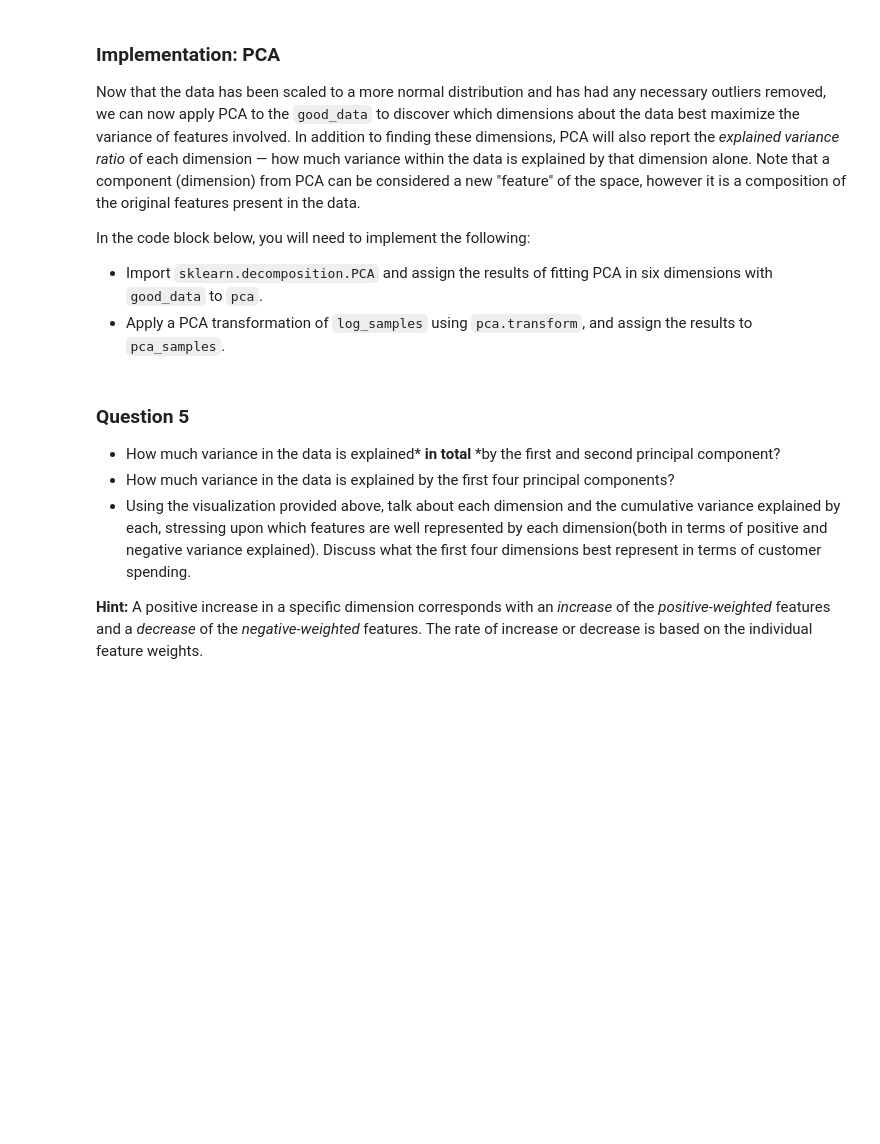
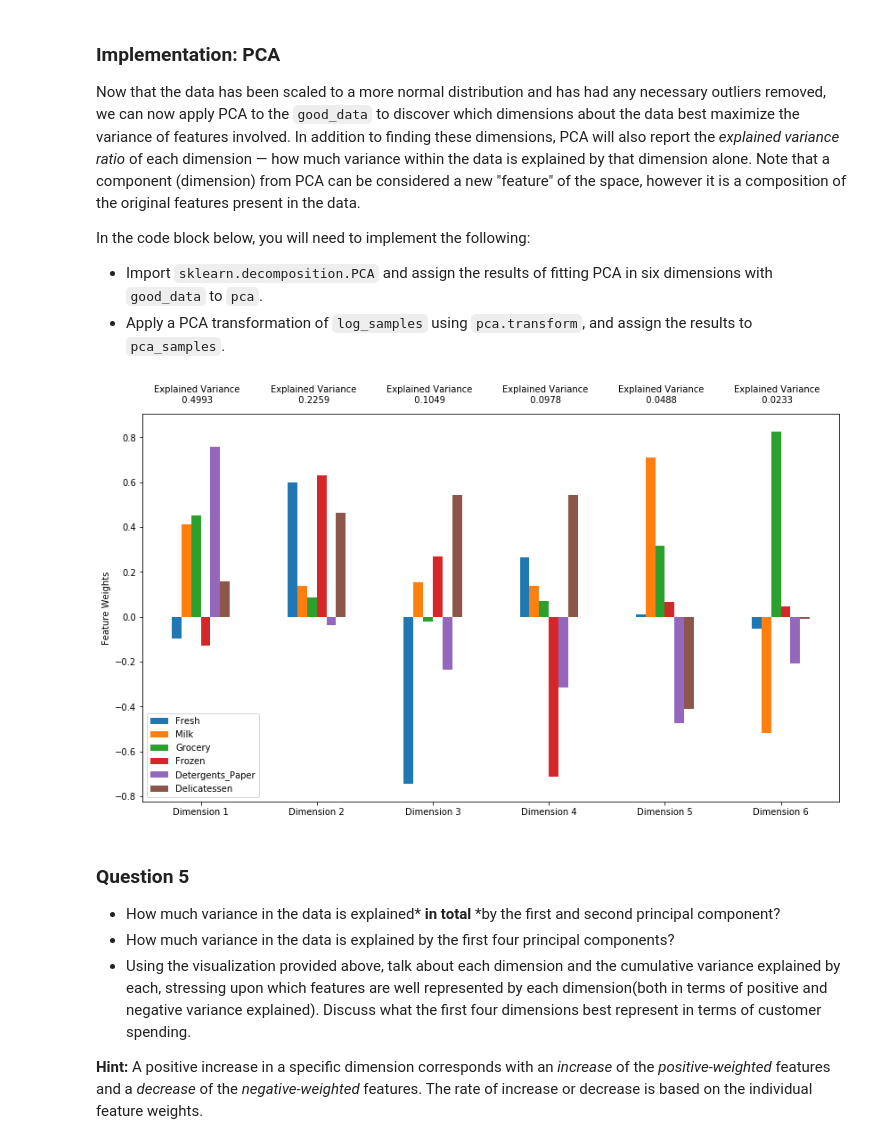
Before and after one commit to 96mohitm/machine-learning-projects, a Jupyter notebook: p3-customer-segments/customer_segments.ipynb, the cells around one changed output. Saved outputs shown, nothing was run; the diff lists cells and outputs as text; code cells hidden in the pictures; blank space fills up the shorter version.

```diff
--- a/p3-customer-segments/customer_segments.ipynb
+++ b/p3-customer-segments/customer_segments.ipynb
@@ -108,0 +144,15 @@ score = None
+# %%
+# For experimentation's sake
+features_list = ['Fresh', 'Milk', 'Grocery', 'Frozen', 'Detergents_Paper', 'Delicatessen']
+
+for feature in features_list:
+    new_data = data.drop(feature, axis=1)
+    new_data
+    print('Feature is: ',feature)
+
+    X_train, X_test, y_train, y_test = train_test_split(new_data, data[feature], test_size=0.25, random_state=0)
+
+    regressor = DecisionTreeRegressor(random_state=0).fit(X_train, y_train)
+
+    score = regressor.score(X_test, y_test)
+    print('Score of prediction on test set: ',score)
@@ -162,24 +256,27 @@ In the code block below, you will need to implement the following:
 **NOTE:** If you choose to remove any outliers, ensure that the sample data does not contain any of these points!
 Once you have performed this implementation, the dataset will be stored in the variable `good_data`.
 # %%
+# OPTIONAL: Select the indices for data points you wish to remove
+outliers  = []
+
 # For each feature find the data points with extreme high or low values
 for feature in log_data.keys():
 
     # TODO: Calculate Q1 (25th percentile of the data) for the given feature
-    Q1 = None
+    Q1 = np.percentile(log_data[feature], 25)
 
     # TODO: Calculate Q3 (75th percentile of the data) for the given feature
-    Q3 = None
+    Q3 = np.percentile(log_data[feature], 75)
 
     # TODO: Use the interquartile range to calculate an outlier step (1.5 times the interquartile range)
-    step = None
+    step = (Q3 - Q1)*1.5
 
     # Display the outliers
     print("Data points considered outliers for the feature '{}':".format(feature))
-    display(log_data[~((log_data[feature] >= Q1 - step) & (log_data[feature] <= Q3 + step))])
-
-# OPTIONAL: Select the indices for data points you wish to remove
-outliers  = []
+    outliers_data = log_data[~((log_data[feature] >= Q1 - step) & (log_data[feature] <= Q3 + step))]
+    display(outliers_data)
+    print(list(outliers_data.index))
+    outliers = outliers + list(outliers_data.index)
 
 # Remove the outliers, if any were specified
 good_data = log_data.drop(log_data.index[outliers]).reset_index(drop = True)
@@ -205,13 +369,16 @@ In the code block below, you will need to implement the following:
  - Apply a PCA transformation of `log_samples` using `pca.transform`, and assign the results to `pca_samples`.
 # %%
 # TODO: Apply PCA by fitting the good data with the same number of dimensions as features
-pca = None
+from sklearn.decomposition import PCA
+pca = PCA(n_components=len(good_data.columns)).fit(good_data)
 
 # TODO: Transform log_samples using the PCA fit above
-pca_samples = None
+pca_samples = pca.transform(log_samples)
 
 # Generate PCA results plot
 pca_results = vs.pca_results(good_data, pca)
+# %% [output]
+[figure, added]
 # %% [markdown]
 ### Question 5
 
```
Also changed, not shown: parts of 30 cells of this notebook.
